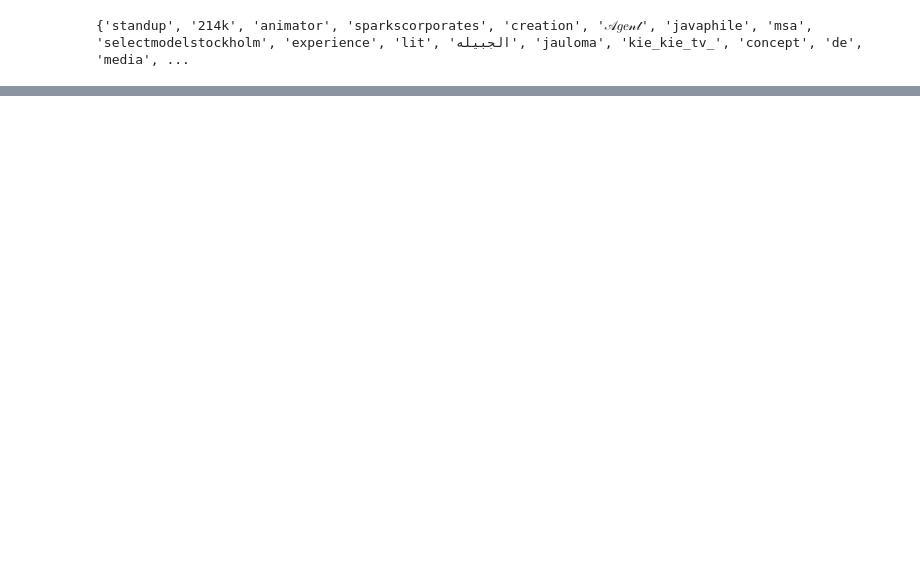
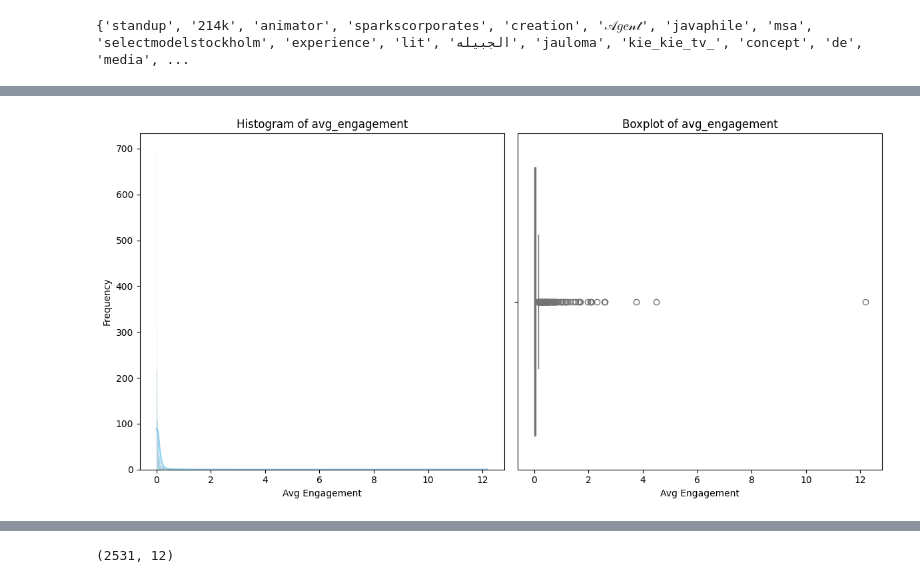
Before and after one commit to Emily-Ngahu/Creator-Brand-Recommender, a Jupyter notebook: Content_based_recommender.ipynb, the cells around one changed output, grey strips where cells are left out. Saved outputs shown, nothing was run; the diff lists cells and outputs as text; code cells hidden in the pictures; blank space fills up the shorter version.

```diff
--- a/Content_based_recommender.ipynb
+++ b/Content_based_recommender.ipynb
@@ -95,19 +98,82 @@ def clean_text(text):
 
 df['biography_clean'] = df['biography'].fillna('').apply(clean_text)
 
-# Match keywords to assign a niche
-def assign_niche(bio, keywords_dict):
-    for niche, keywords in keywords_dict.items():
-        if any(keyword in bio for keyword in keywords):
-            return niche
-    return 'Other'  # Default category for unmatched biographies
+# Match keywords to assign all matching niches
+def assign_niches(bio, keywords_dict):
+    niches = [niche for niche, keywords in keywords_dict.items() if any(keyword in bio for keyword in keywords)]
+    return ' '.join(niches) if niches else 'Other'  # Join multiple niches with a space, or return 'Other'
 
-df['niche'] = df['biography_clean'].apply(lambda x: assign_niche(x, niche_keywords))
+# Apply the function to the clean biography column
+df['niche'] = df['biography_clean'].apply(lambda x: assign_niches(x, niche_keywords))
 
 # Save the updated dataset
 save_path = "C:/Users/ADMIN/Documents/My projects/Creator-Brand-Recommender/combined_instagram_data_with_niches.csv"
 df.to_csv(save_path, index=False)
 
 print(f"Dataset with niches saved successfully at: {save_path}")
+
+print(df.shape)
+
+
+# List of columns to drop
+columns_to_drop = [
+    'profile_name', 'full_name', 'fbid', 'id', 'external_url', 'business_category_name', 'posts',
+    'profile_url', 'is_private', 'url', 'is_joined_recently', 'has_channel',
+    'partner_id', 'timestamp', 'input', 'source_file', 'processed_at'
+]
+
+# Drop the columns from the DataFrame
+df = df.drop(columns=columns_to_drop)
+
+print(df.shape)
+
+#Remove columns with more than 50% missing data
+# Calculate the threshold for 50% missing data
+threshold = len(df) * 0.5
+
+# Remove columns with more than 50% missing data
+df = df.dropna(axis=1, thresh=threshold)
+
+
+print(df.shape)
+
+
+# filling avg_engagement column
+# Set up the figure and axes
+fig, axes = plt.subplots(1, 2, figsize=(12, 6))
+
+# Histogram
+sns.histplot(df['avg_engagement'], kde=True, ax=axes[0], color='skyblue')
+axes[0].set_title('Histogram of avg_engagement')
+axes[0].set_xlabel('Avg Engagement')
+axes[0].set_ylabel('Frequency')
+
+# Boxplot
+sns.boxplot(x=df['avg_engagement'], ax=axes[1], color='lightgreen')
+axes[1].set_title('Boxplot of avg_engagement')
+axes[1].set_xlabel('Avg Engagement')
+
+# Adjust layout and show the plots
+plt.tight_layout()
+plt.show()
+
+#Since the data is highly skewed,  impute missing values with the median
+
+median_val = df['avg_engagement'].median()
+df['avg_engagement'].fillna(median_val, inplace=True)
+
+null_followers = df[df['followers'].isnull()]
+print(null_followers)
+
+#Most of it's entries in other columns are empty hence we delete it
+df= df.dropna(subset=['followers'])
+
+#Drop category name since it was replaced by niche
+df = df.drop(columns=['category_name'])
+
+# Drop the 'biography' column since it's now represented by 'niche'
+df= df.drop(columns=['biography'])
+
+df.shape
 # %% [output]
 Dataset with niches saved successfully at: C:/Users/ADMIN/Documents/My projects/Creator-Brand-Recommender/combined_instagram_data_with_niches.csv
@@ -113,0 +183 @@ Dataset with niches saved successfully at: C:/Users/ADMIN/Documents/My projects/
+[figure, added]
@@ -113,0 +201 @@ Dataset with niches saved successfully at: C:/Users/ADMIN/Documents/My projects/
+(2531, 12)
```
Also changed, not shown: parts of 15 cells of this notebook.
